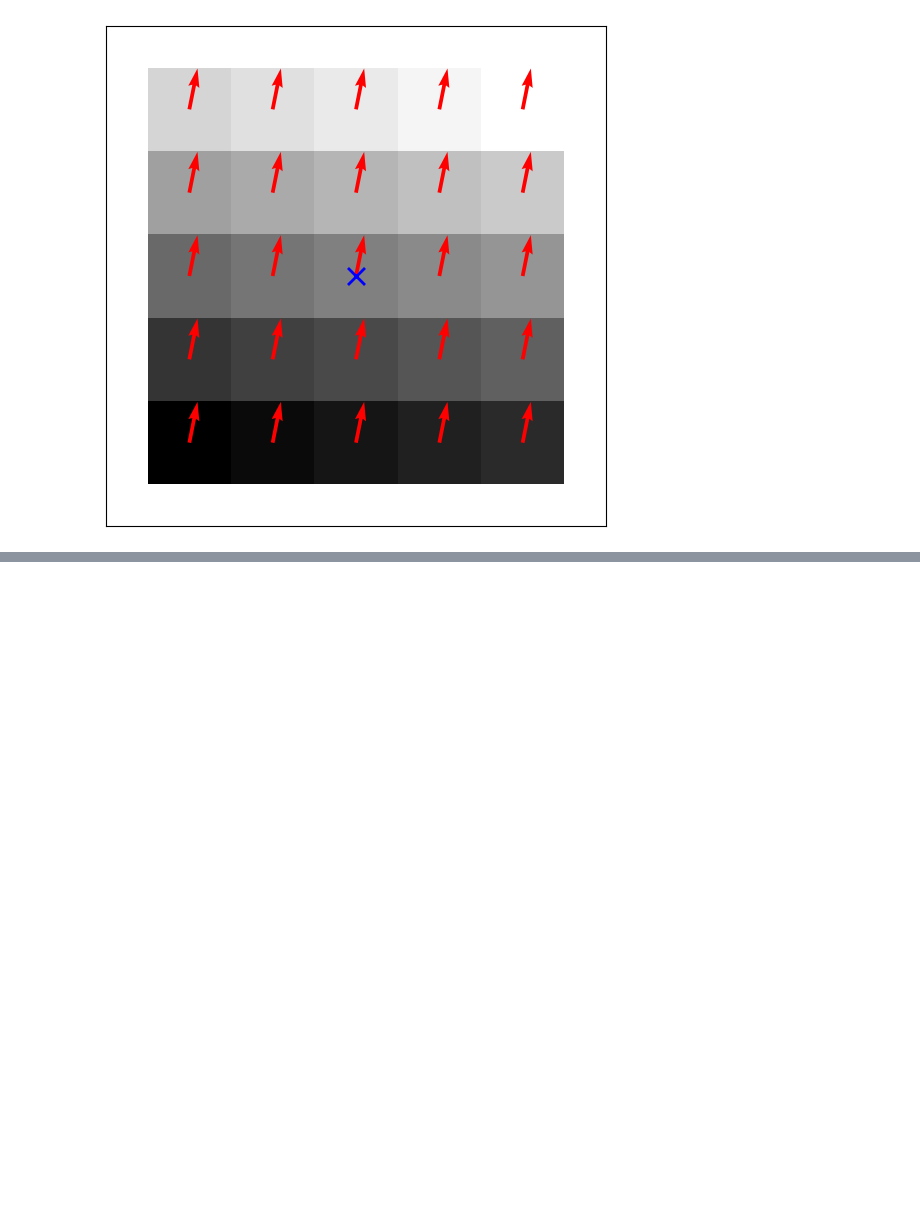
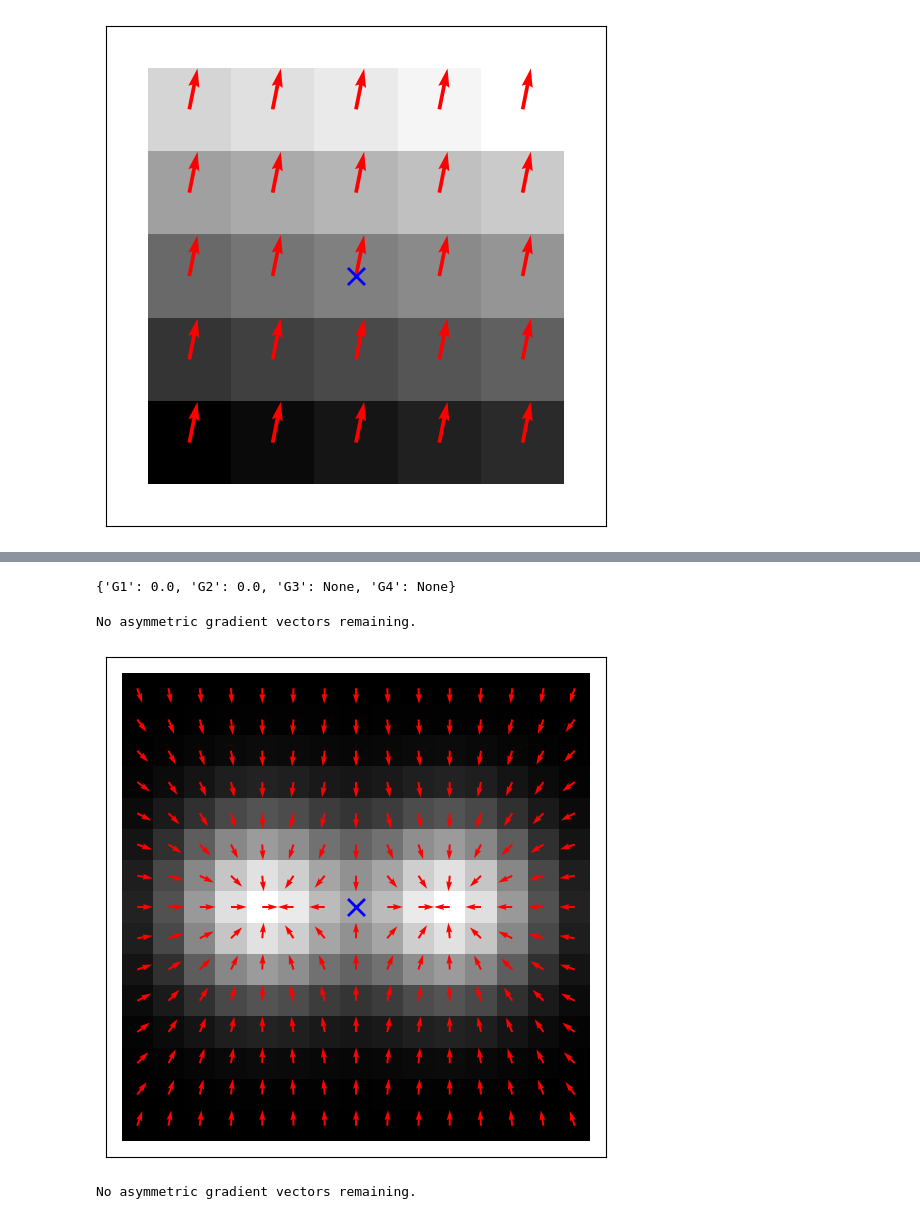
Before and after one commit to Desduh/gpa, a Jupyter notebook: Notebooks/gpa.ipynb, the cells around one changed output, grey strips where cells are left out. Cells and saved outputs as stored; diff of their text form; code cells hidden in the pictures; blank space fills up the shorter version.

```diff
--- a/Notebooks/gpa.ipynb
+++ b/Notebooks/gpa.ipynb
@@ -2074,0 +3262,33 @@ gpaObject.plot_asymmetric_gradient_field(
+# %%
+gpaObject = GPA(ex)
+ga = gpaObject.evaluate()
+print(ga)
+# %% [output]
+{'G1': 0.0, 'G2': 0.0, 'G3': None, 'G4': None}
+# %%
+gpaObject.plot_delaunay_triangulation(
+    show_center=True,
+    show_image=True,
+    show_scale=False,
+    line_color="red"
+)
+
+gpaObject.plot_gradient_field(
+    show_center=True,
+    show_image=True,
+    show_scale=False,
+    color="red",
+    fixed_length=True
+)
+
+gpaObject.plot_asymmetric_gradient_field(
+    show_center=True,
+    show_image=True,
+    show_scale=False,
+    color="red",
+    fixed_length=True
+)
+# %% [output]
+No asymmetric gradient vectors remaining.
+[figure, added]
+No asymmetric gradient vectors remaining.
```
Also changed, not shown: parts of 8 cells of this notebook, 1 other file.
